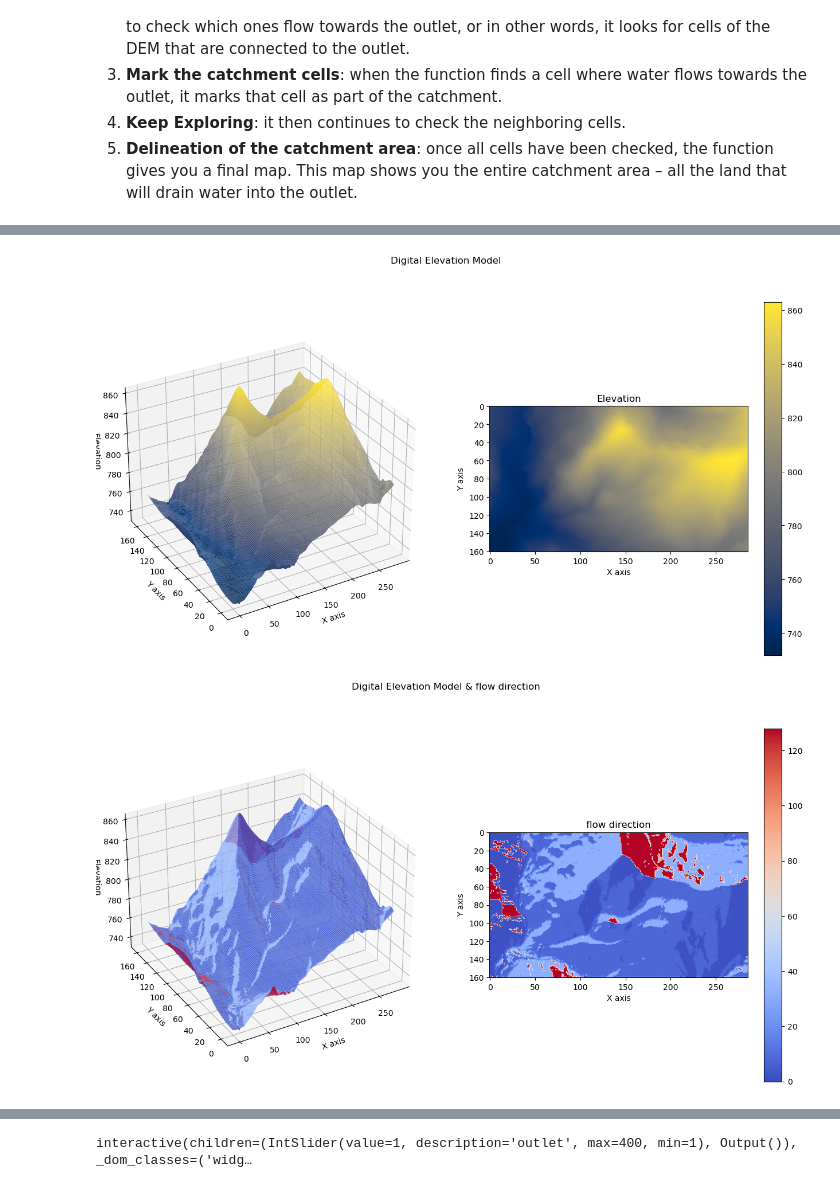
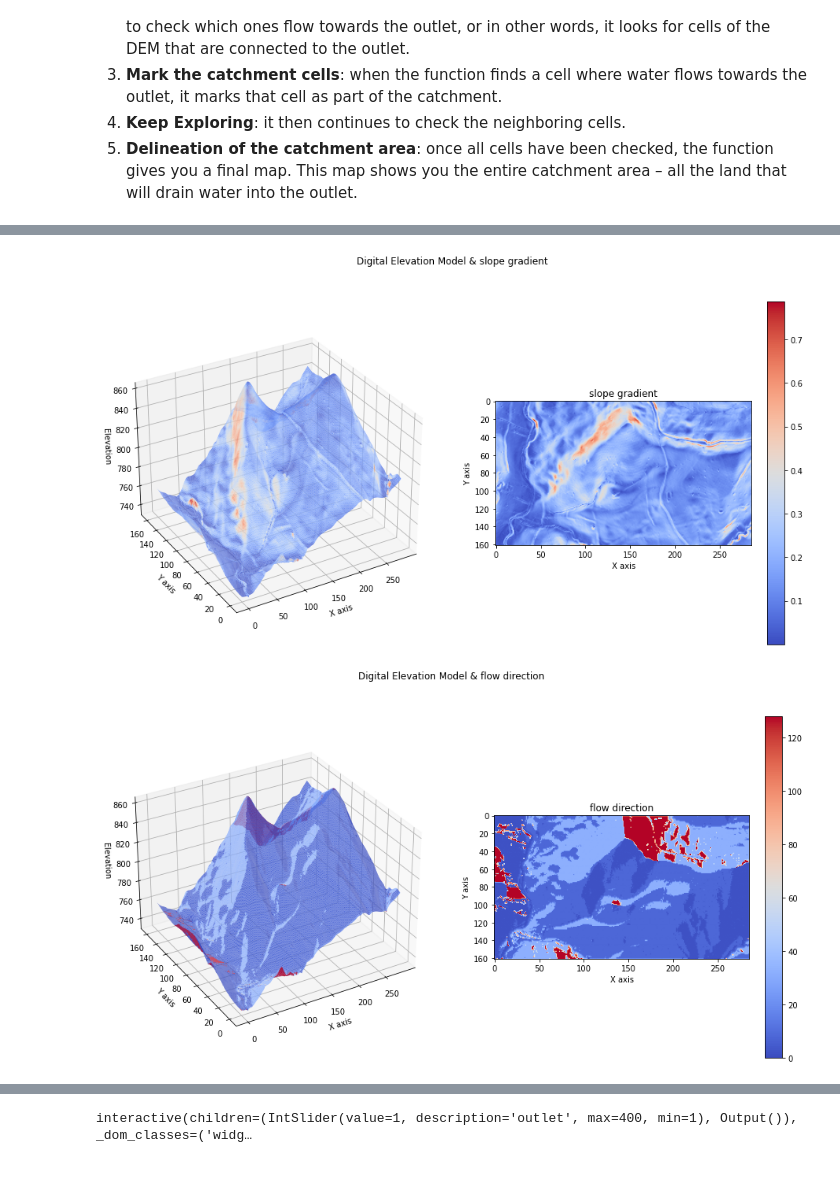
Before and after one commit to iMPACT-erosion/iMPACT-erosion, a Jupyter notebook: iMPACT-Start/3.Catchment_delineation.ipynb, the cells around one changed output, grey strips where cells are left out. Cells and saved outputs as stored; diff of their text form; code cells hidden in the pictures.

```diff
--- a/iMPACT-Start/3.Catchment_delineation.ipynb
+++ b/iMPACT-Start/3.Catchment_delineation.ipynb
@@ -38,15 +38,16 @@ In simple terms, the function helps you understand how water flows over a landsc
 # %%
 dem, dem_metadata = open_raster('inputs/dem/','filled_dem.tif')
 dem_resol= dem_metadata['transform'][0]
-plot3d_dem(dem)
+slope = slope_gradient(dem, dem_resol)
+plot3d_dem(dem,slope,'slope gradient')
 # %% [output]
-[figure, old version]
+[figure, new version]
 # %%
 flow_dir_D8,flow_acc_D8,flow_rout_up_row_D8, flow_rout_up_col_D8, flow_rout_down_row_D8, flow_rout_down_col_D8, flow_rout_contrib_D8, flow_rout_slope_D8 = flow_accumulation_D8(dem,slope,dem_resol)
 # Plot the 3D DEM with flow direction
 plot3d_dem(dem,flow_dir_D8,'flow direction')
 # %% [output]
-[figure, old version]
+[figure, new version]
 # %%
 # Plot the 3D DEM with flow accumulation
 plot3d_dem(dem,flow_acc_D8,'flow accumulation')
```
Also changed, not shown: parts of 2 cells of this notebook, 3 other files.
